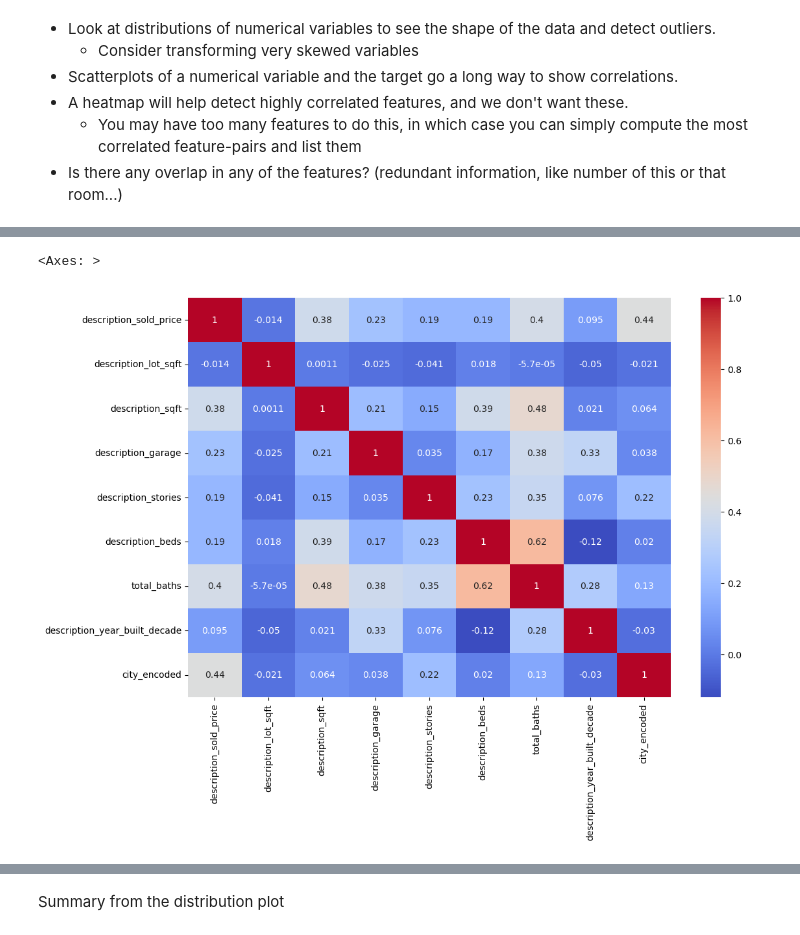
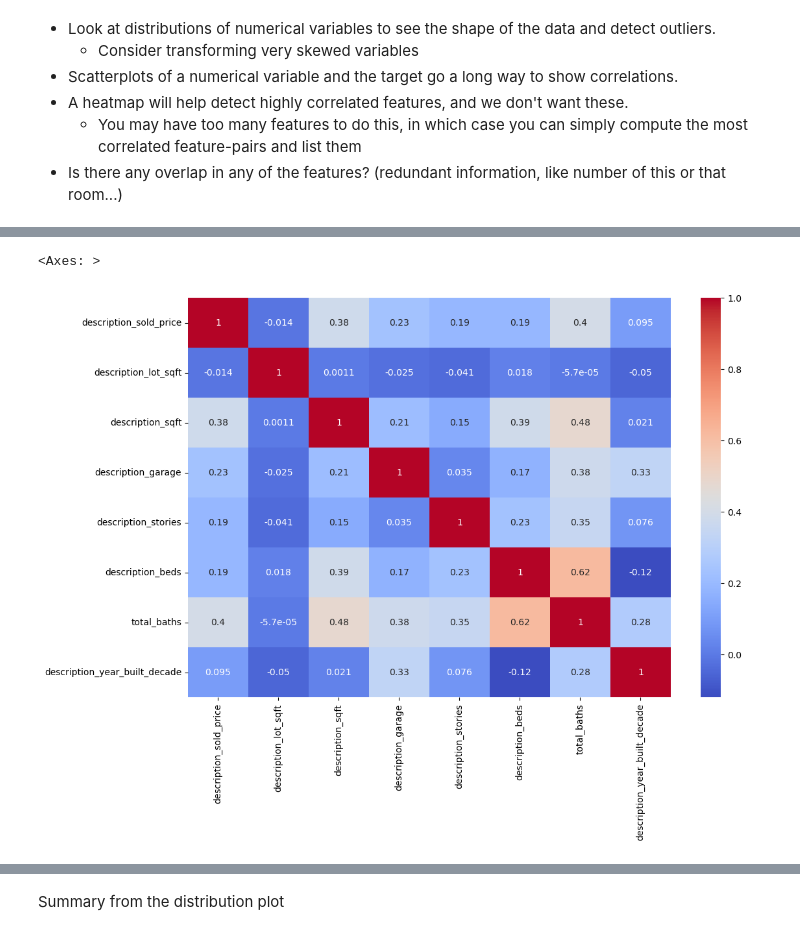
Before and after one commit to wjura/lhl-midterm-project, a Jupyter notebook: notebooks/1 - EDA.ipynb, the cells around one changed output, grey strips where cells are left out. Cells and saved outputs as stored; diff of their text form; code cells hidden in the pictures.

Commit message:
changes to cities encoding

```diff
--- a/notebooks/1 - EDA.ipynb
+++ b/notebooks/1 - EDA.ipynb
@@ -504,33 +492,0 @@ final_df['city_encoded'] = final_df['location_address_city'].map(city_target_mea
-# %%
-# Could we label encode or ordinal encode?  Yes, but this may have undesirable effects, giving nominal data ordinal values.
-
-# Frequency encode city
-city_freq = final_df['location_address_city'].value_counts().to_dict()
-
-# Map the frequencies back to the original dataframe
-final_df['city_encoded'] = final_df['location_address_city'].map(city_freq)
-# %%
-# Leave-One-Out Encoding (LOO)
-# Leave-One-Out encoding is a variant of target encoding that calculates the mean of the target for each category, excluding the current observation. This reduces the bias in target encoding, especially when the dataset is small.
-
-import category_encoders as ce
-
-# Instantiate the encoder
-loo_encoder = ce.LeaveOneOutEncoder(cols='location_address_city')
-
-# Apply Leave-One-Out encoding
-final_df['city_encoded'] = loo_encoder.fit_transform(final_df['location_address_city'], final_df['description_sold_price'])
-# %%
-# What we can do is use our training data to encode the mean sale price by city as a feature (a.k.a. Target Encoding)
-# Yes, using target encoding for cities by calculating the mean sale price is an effective way to transform the city into a feature. Here's how you can implement it:
-# 1 Group by City: Calculate the mean sale price for each city using the training data.
-# 2 Map the Encoded Values: Use these means as the encoded values for each city.
-
-# Step 1: Group by 'location_address_city' and calculate mean sale price
-city_target_mean = final_df.groupby('location_address_city')['description_sold_price'].mean()
-
-# Step 2: Map the mean sale price to each city in the DataFrame
-final_df['city_encoded'] = final_df['location_address_city'].map(city_target_mean)
-
-# Check the result
-print(final_df[['location_address_city', 'city_encoded']].head())
@@ -580,6 +493,3 @@ For example, when doing 'df[col].method(value, inplace=True)', try using 'df.met
-# %%
-final_df.drop(['location_address_city', 'location_address_state'], axis = 1, inplace = True)
-# final_df.info()
 # %%
 # perform train test split here
 
@@ -671,24 +644,23 @@ dtype: float64
 # %%
 # Heatmap
 cols = ['description_sold_price',
         'description_lot_sqft',
         'description_sqft',
         'description_garage',
         'description_stories',
         'description_beds',
         'total_baths',
-        'description_year_built_decade',
-        'city_encoded'
+        'description_year_built_decade'
 ]
 
 numeric_df = final_df[cols]
 
 correlation_matrix = numeric_df.corr()
 plt.figure(figsize = (12, 8))
 sns.heatmap(correlation_matrix, annot = True, cmap = "coolwarm")
 # %% [output]
 <Axes: >
-[figure, old version]
+[figure, new version]
 # %%
 # Distributions, We will only check columns which are not coming from ohe
 
```
Also changed, not shown: parts of 21 cells of this notebook, 3 other files.
